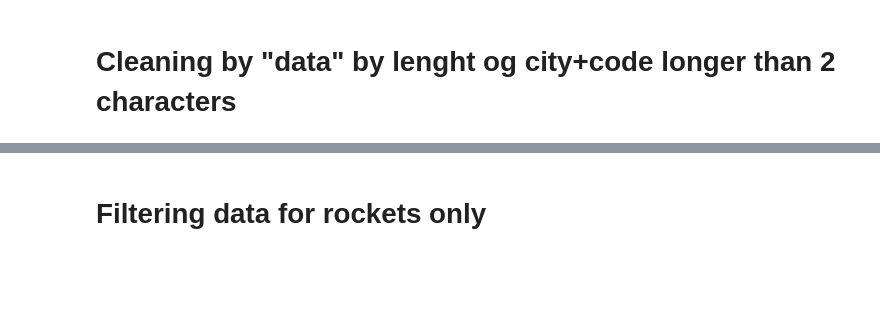
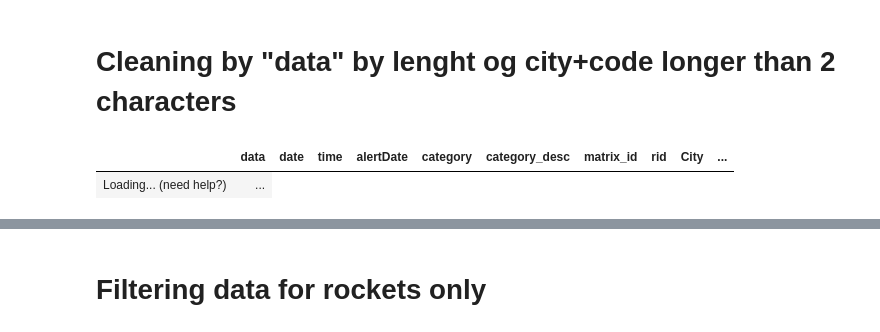
Before and after one commit to Spon4ik/RedAlert, a Jupyter notebook: HomeFrontAlerts.ipynb, the cells around one changed output, grey strips where cells are left out. Saved outputs shown, nothing was run; the diff lists cells and outputs as text; code cells hidden in the pictures; blank space fills up the shorter version.

```diff
--- a/HomeFrontAlerts.ipynb
+++ b/HomeFrontAlerts.ipynb
@@ -173,2 +281,8 @@ df['data'] = df['data'].str.strip()
 # %% [markdown]
 # Cleaning by "data" by lenght og city+code longer than 2 characters
+# %%
+df2 = df_joined_def_areas[df_joined_def_areas['data'].str.len() <= 2]
+display(df2)
+# %% [output]
+|  | data | date | time | alertDate | category | category_desc | matrix_id | rid | City | ... |
+| Loading... (need help?) | ... |
```
Also changed, not shown: parts of 44 cells of this notebook, 11 other files.
